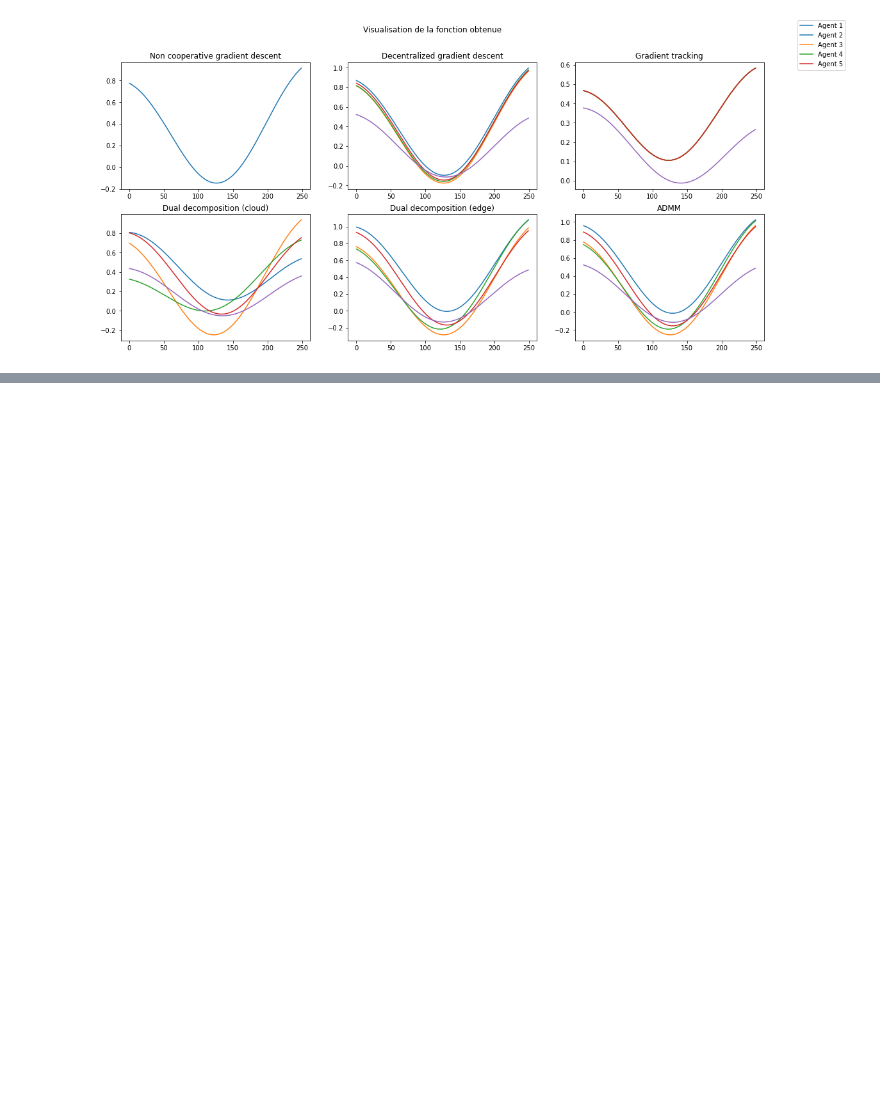
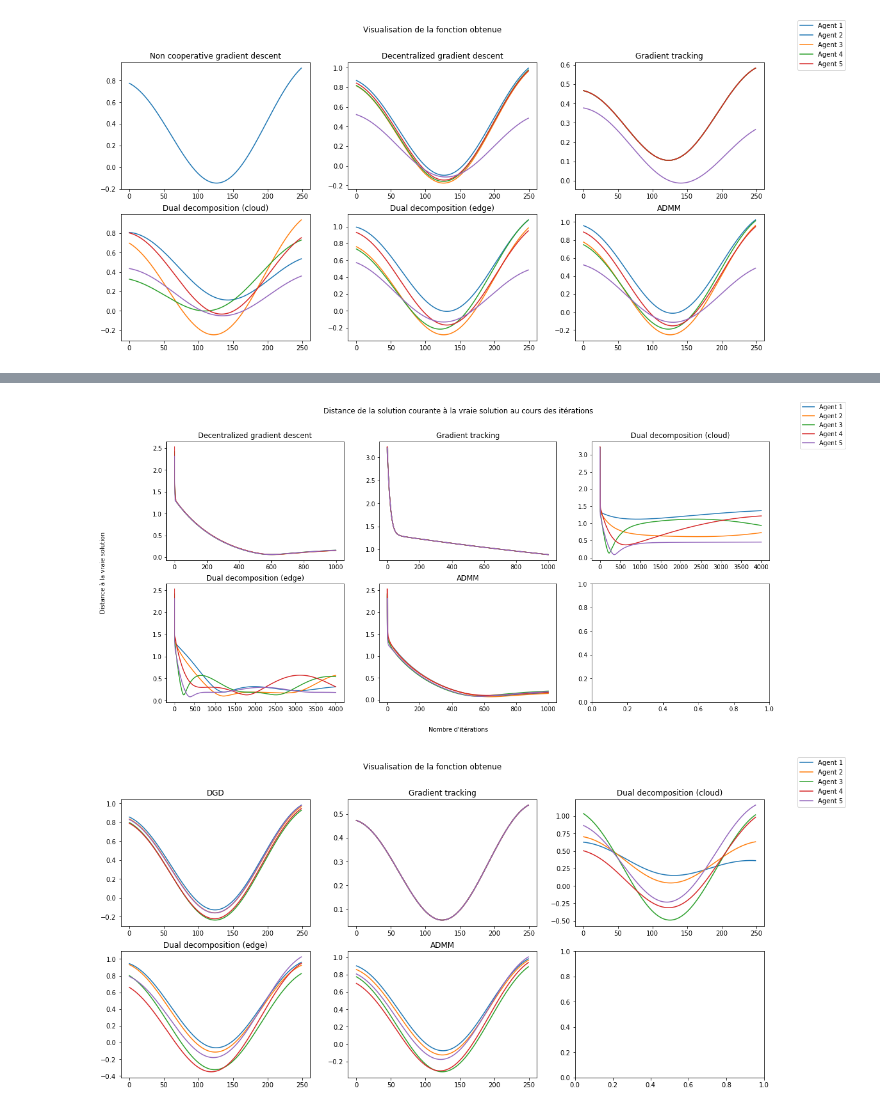
Before and after one commit to Theo-Morvan/Cooperative-Optimization, a Jupyter notebook: Cooperative_kernel_regression.ipynb, the cells around one changed output, grey strips where cells are left out. Saved outputs shown, nothing was run; the diff lists cells and outputs as text; code cells hidden in the pictures; blank space fills up the shorter version.

```diff
--- a/Cooperative_kernel_regression.ipynb
+++ b/Cooperative_kernel_regression.ipynb
@@ -874,0 +910,5 @@ train_all_models(A5,False,0)
+# %%
+train_all_models(directed_2,False,0,1000)
+# %% [output]
+[figure, added]
+[figure, added]
```
Also changed, not shown: parts of 46 cells of this notebook.
